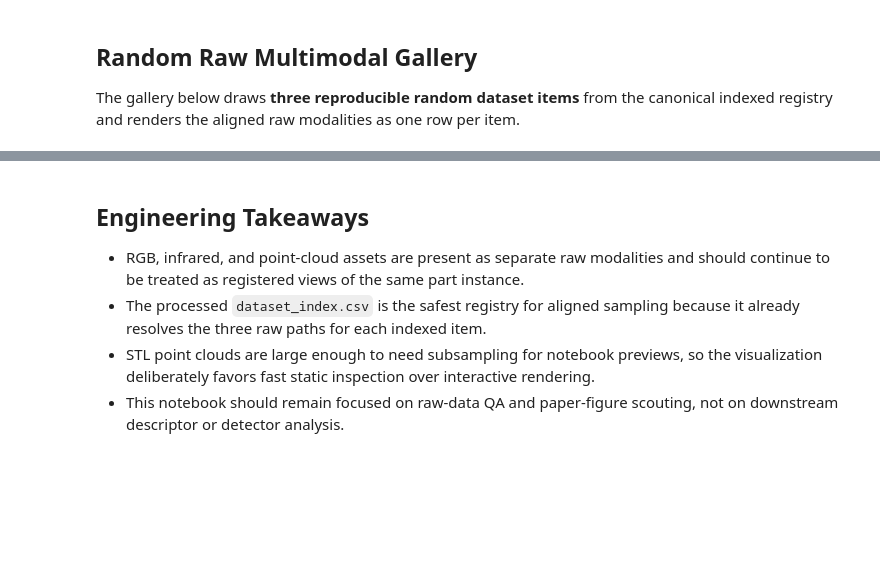
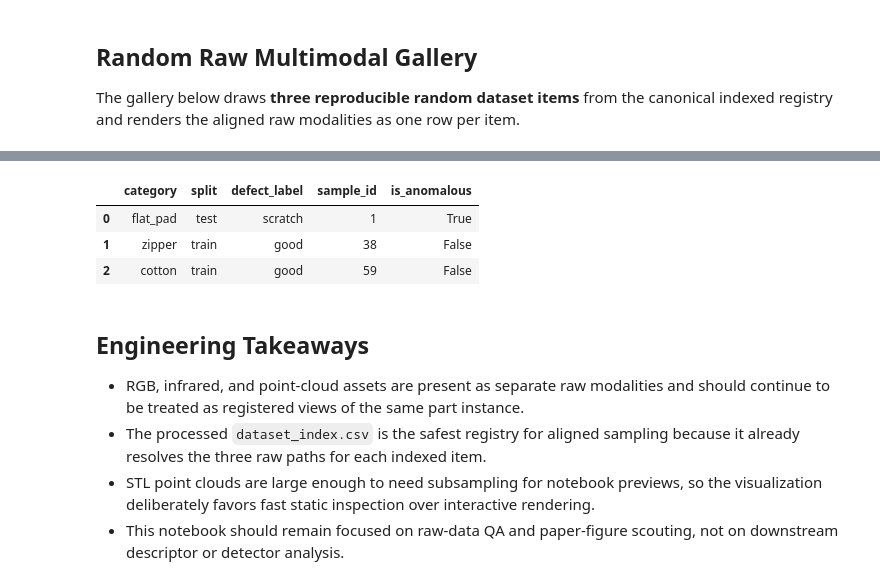
Before and after one commit to SirHarginger/MulSenDiff-X-IEEE-IES-2026, a Jupyter notebook: src/notebooks/01_dataset_exploration.ipynb, the cells around one changed output, grey strips where cells are left out. Drawn from its saved outputs; the diff is of its cells as text; code cells hidden in the pictures; blank space fills up the shorter version.

```diff
--- a/src/notebooks/01_dataset_exploration.ipynb
+++ b/src/notebooks/01_dataset_exploration.ipynb
@@ -177,10 +250,14 @@ for name, path in sample_paths.items():
         image = Image.open(path)
         print('mode =', image.mode, '| size =', image.size)
     elif path.suffix.lower() == '.stl':
-        mesh = trimesh.load(path, force='mesh')
+        mesh = o3d.io.read_triangle_mesh(str(path))
+        if mesh.is_empty():
+            raise RuntimeError(f'Open3D could not read triangle mesh from {path}')
         vertices = np.asarray(mesh.vertices)
-        print('vertices =', vertices.shape[0], '| faces =', np.asarray(mesh.faces).shape[0])
-        print('bounds =', mesh.bounds.tolist())
+        triangles = np.asarray(mesh.triangles)
+        bounds = [vertices.min(axis=0).tolist(), vertices.max(axis=0).tolist()]
+        print('vertices =', vertices.shape[0], '| faces =', triangles.shape[0])
+        print('bounds =', bounds)
     elif path.suffix.lower() == '.txt':
         lines = [line.strip() for line in path.read_text(encoding='utf-8').splitlines() if line.strip()]
         print('annotated rows =', len(lines))
@@ -230,23 +327,22 @@ def filtered_rows(all_rows, category_filter=None, split_filter=None):
     return selected
 
 
-def load_pointcloud_vertices(path, max_points=5000, seed=0):
-    mesh = trimesh.load(path, force='mesh')
-    if isinstance(mesh, trimesh.Scene):
-        geometries = [geometry for geometry in mesh.geometry.values() if hasattr(geometry, 'vertices')]
-        if not geometries:
-            raise RuntimeError(f'No geometry with vertices found in {path}')
-        mesh = trimesh.util.concatenate(tuple(geometries))
+def load_stl_mesh_arrays(path, max_triangles=8000, seed=0):
+    mesh = o3d.io.read_triangle_mesh(str(path))
+    if mesh.is_empty():
+        raise RuntimeError(f'Open3D could not read triangle mesh from {path}')
 
     vertices = np.asarray(mesh.vertices)
-    if vertices.size == 0:
-        raise RuntimeError(f'No vertices found in {path}')
+    triangles = np.asarray(mesh.triangles)
+    if vertices.size == 0 or triangles.size == 0:
+        raise RuntimeError(f'Empty vertices or triangles found in {path}')
 
-    if len(vertices) > max_points:
+    if len(triangles) > max_triangles:
         rng = np.random.default_rng(seed)
-        indices = rng.choice(len(vertices), size=max_points, replace=False)
-        vertices = vertices[indices]
-    return vertices
+        indices = rng.choice(len(triangles), size=max_triangles, replace=False)
+        triangles = triangles[indices]
+
+    return vertices, vertices[triangles]
 
 
 gallery_pool = filtered_rows(rows, category_filter=CATEGORY_FILTER, split_filter=SPLIT_FILTER)
@@ -262,7 +358,11 @@ fig = plt.figure(figsize=(15, 4.5 * NUM_SAMPLES))
 for row_index, row in enumerate(gallery_rows):
     rgb = np.asarray(Image.open(PROJECT_ROOT / row['rgb_path']).convert('RGB'))
     ir = np.asarray(Image.open(PROJECT_ROOT / row['ir_path']).convert('L'))
-    vertices = load_pointcloud_vertices(PROJECT_ROOT / row['pointcloud_path'], max_points=POINTCLOUD_MAX_POINTS, seed=SEED + row_index)
+    vertices, triangle_vertices = load_stl_mesh_arrays(
+        PROJECT_ROOT / row['pointcloud_path'],
+        max_triangles=POINTCLOUD_MAX_POINTS,
+        seed=SEED + row_index,
+    )
 
     metadata_rows.append({
         'category': row['category'],
@@ -285,37 +385,53 @@ for row_index, row in enumerate(gallery_rows):
             f"anomalous={row['is_anomalous']}",
         ]),
         rotation=0,
         ha='right',
         va='center',
         labelpad=56,
     )
 
     ax_ir = fig.add_subplot(NUM_SAMPLES, 3, row_index * 3 + 2)
     ax_ir.imshow(ir, cmap='inferno')
     ax_ir.set_title('Infrared')
     ax_ir.set_xticks([])
     ax_ir.set_yticks([])
 
     ax_pc = fig.add_subplot(NUM_SAMPLES, 3, row_index * 3 + 3, projection='3d')
-    ax_pc.scatter(vertices[:, 0], vertices[:, 1], vertices[:, 2], s=0.3, c=vertices[:, 2], cmap='viridis', alpha=0.8)
+    mesh_collection = art3d.Poly3DCollection(
+        triangle_vertices,
+        facecolor='#7ba6d9',
+        edgecolor='#355c8c',
+        linewidth=0.05,
+        alpha=0.85,
+    )
+    ax_pc.add_collection3d(mesh_collection)
     ax_pc.view_init(elev=POINTCLOUD_ELEV, azim=POINTCLOUD_AZIM)
-    extent = np.ptp(vertices, axis=0)
+    mins = vertices.min(axis=0)
+    maxs = vertices.max(axis=0)
+    extent = maxs - mins
     extent[extent == 0] = 1.0
+    ax_pc.set_xlim(mins[0], maxs[0])
+    ax_pc.set_ylim(mins[1], maxs[1])
+    ax_pc.set_zlim(mins[2], maxs[2])
     try:
         ax_pc.set_box_aspect(extent)
     except Exception:
         pass
     ax_pc.set_title('Point cloud')
     ax_pc.set_axis_off()
 
-plt.tight_layout()
-plt.show()
+render_figure(fig)
 
 if PANDAS_AVAILABLE:
     display(pd.DataFrame(metadata_rows))
 else:
     for row in metadata_rows:
         print(row)
+# %% [output]
+|  | category | split | defect_label | sample_id | is_anomalous |
+| 0 | flat_pad | test | scratch | 1 | True |
+| 1 | zipper | train | good | 38 | False |
+| 2 | cotton | train | good | 59 | False |
 # %% [markdown]
 ## Engineering Takeaways
 
```
Also changed, not shown: parts of 6 cells of this notebook.
